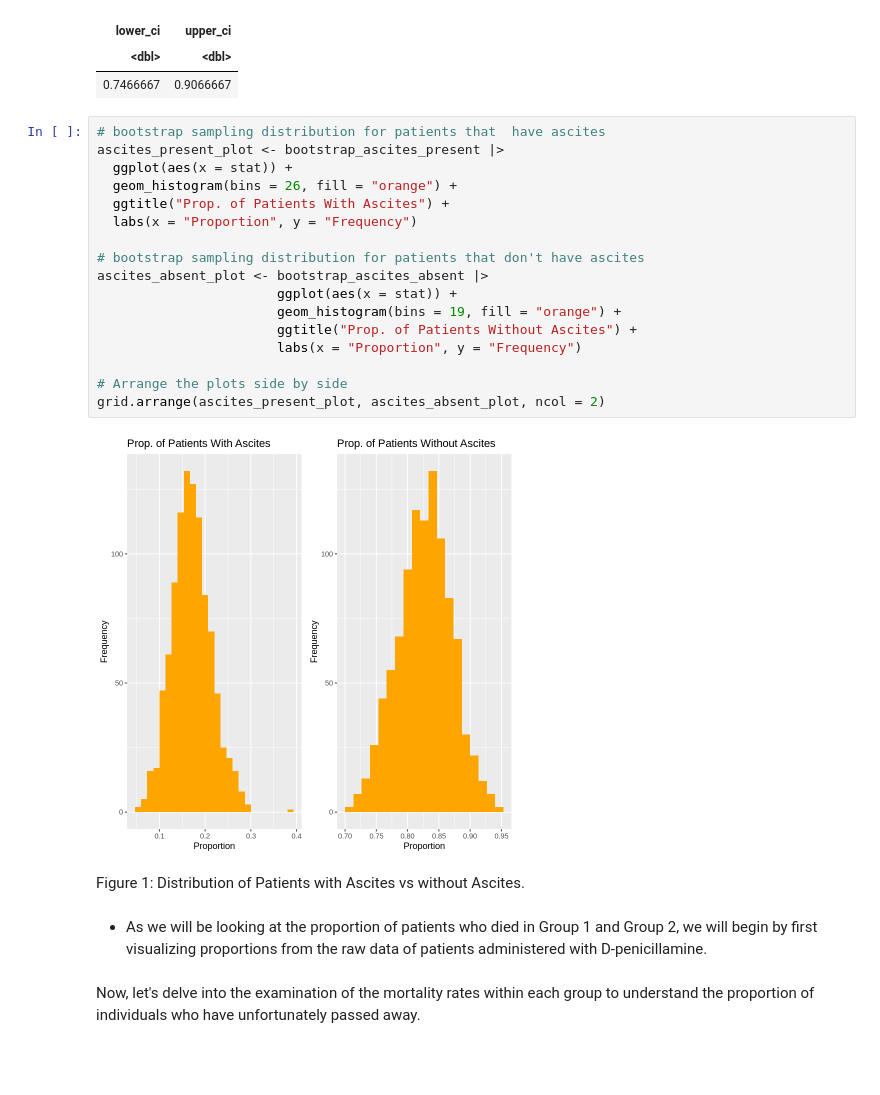
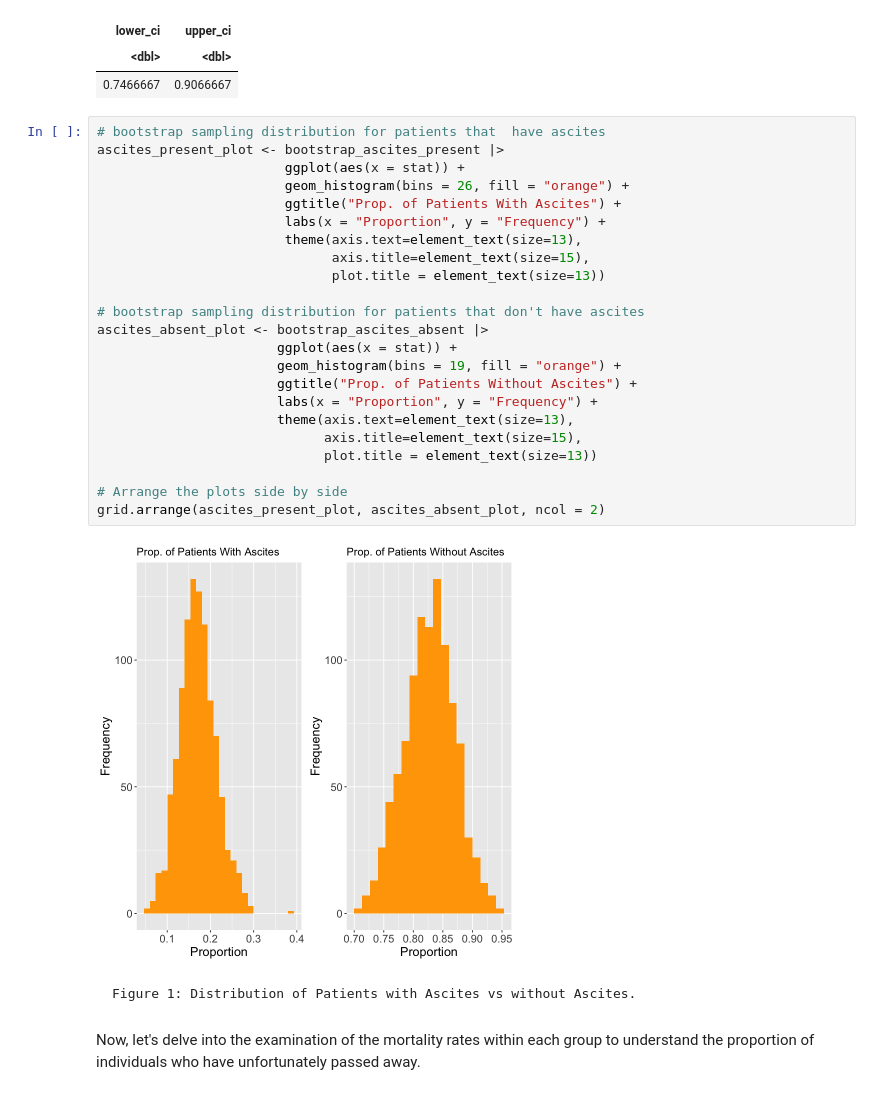
Before and after one commit to Rithika-Nair/STAT-201-Final_Project, a Jupyter notebook: Project-Final-Report.ipynb, the cells around one changed output. Cells and saved outputs as stored; diff of their text form; blank space fills up the shorter version.

```diff
--- a/Project-Final-Report.ipynb
+++ b/Project-Final-Report.ipynb
@@ -183,26 +186,30 @@ A tibble: 1 × 2
 # %%
 # bootstrap sampling distribution for patients that  have ascites
 ascites_present_plot <- bootstrap_ascites_present |>
-  ggplot(aes(x = stat)) +
-  geom_histogram(bins = 26, fill = "orange") +
-  ggtitle("Prop. of Patients With Ascites") +
-  labs(x = "Proportion", y = "Frequency")
+                        ggplot(aes(x = stat)) +
+                        geom_histogram(bins = 26, fill = "orange") +
+                        ggtitle("Prop. of Patients With Ascites") +
+                        labs(x = "Proportion", y = "Frequency") +
+                        theme(axis.text=element_text(size=13),
+                              axis.title=element_text(size=15),
+                              plot.title = element_text(size=13))
 
 # bootstrap sampling distribution for patients that don't have ascites
 ascites_absent_plot <- bootstrap_ascites_absent |>
                        ggplot(aes(x = stat)) +
                        geom_histogram(bins = 19, fill = "orange") +
                        ggtitle("Prop. of Patients Without Ascites") +
-                       labs(x = "Proportion", y = "Frequency")
+                       labs(x = "Proportion", y = "Frequency") +
+                       theme(axis.text=element_text(size=13),
+                             axis.title=element_text(size=15),
+                             plot.title = element_text(size=13))
 
 # Arrange the plots side by side
 grid.arrange(ascites_present_plot, ascites_absent_plot, ncol = 2)
 # %% [output]
-[figure, old version]
+[figure, new version]
 # %% [markdown]
-Figure 1: Distribution of Patients with Ascites vs without Ascites.
+    Figure 1: Distribution of Patients with Ascites vs without Ascites.
-# %% [markdown]
-* As we will be looking at the proportion of patients who died in Group 1 and Group 2, we will begin by first visualizing proportions from the raw data of patients administered with D-penicillamine.
 # %% [markdown]
 Now, let's delve into the examination of the mortality rates within each group to understand the proportion of individuals who have unfortunately passed away.
 # %%
```
Also changed, not shown: parts of 28 cells of this notebook.
